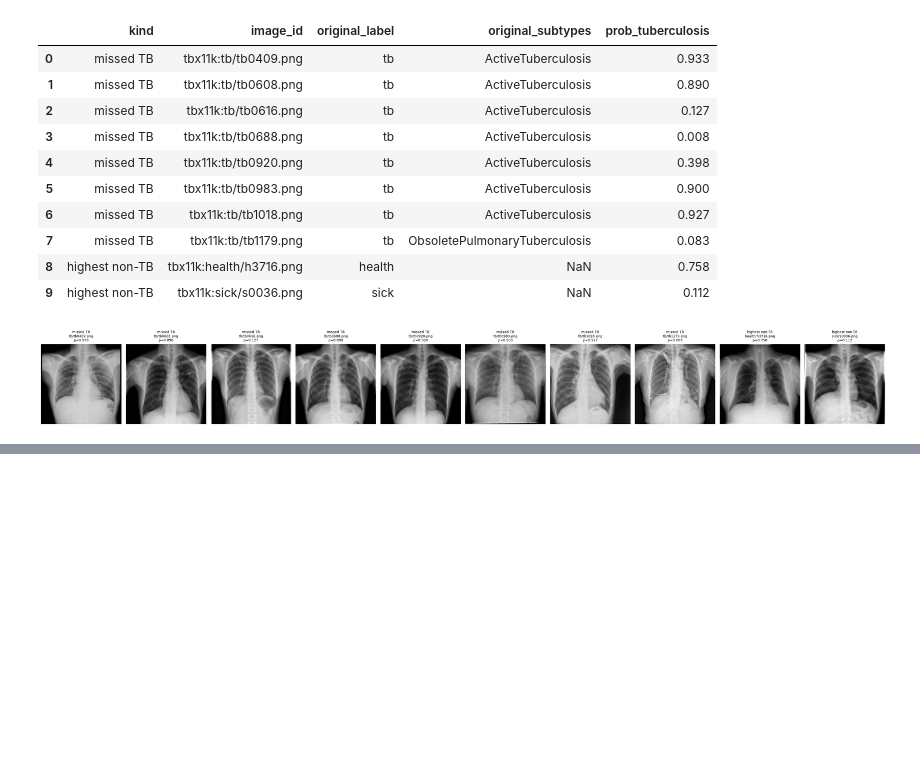
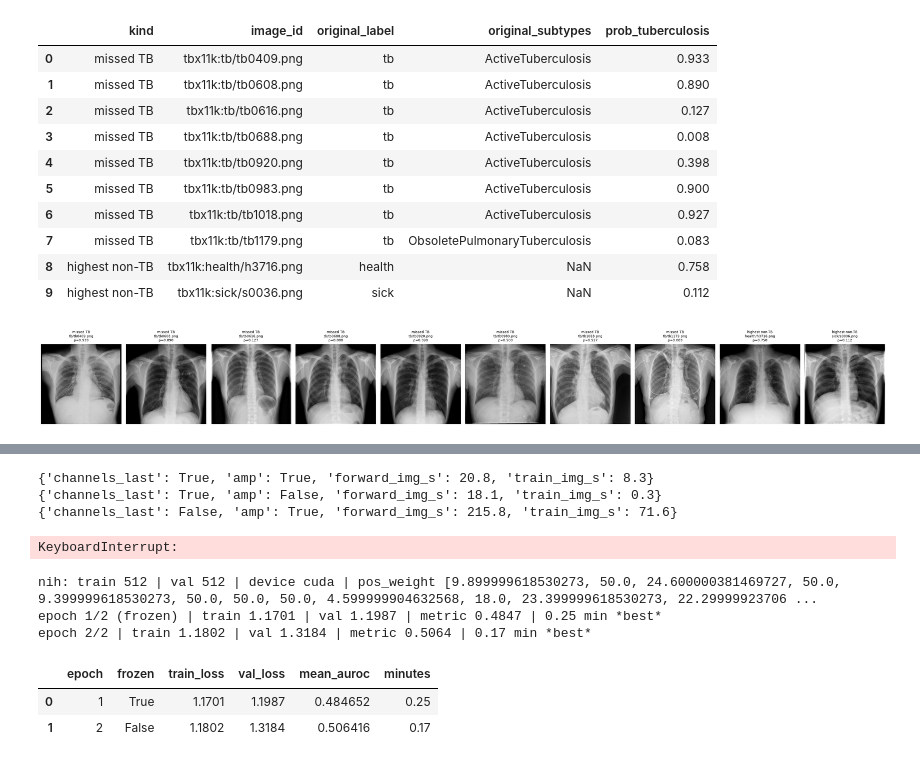
Before and after one commit to Fy1zN/pneumyst-ai, a Jupyter notebook: notebooks/train.ipynb, the cells around one changed output, grey strips where cells are left out. Saved outputs shown, nothing was run; the diff lists cells and outputs as text; code cells hidden in the pictures; blank space fills up the shorter version.

```diff
--- a/notebooks/train.ipynb
+++ b/notebooks/train.ipynb
@@ -270,0 +273,65 @@ best.pt = epoch 11 | thresholds {'val_90_sens': 0.987, 'fixed_0.5': 0.5}
+# %%
+import time
+import torch.nn.functional as F
+from ml.training.model import build_model
+
+def quick_speed(channels_last: bool, amp: bool, bs: int = 16, steps: int = 10) -> dict:
+    dev = torch.device("cuda")
+    fmt = torch.channels_last if channels_last else torch.contiguous_format
+    model = build_model(14, pretrained=False, memory_efficient=False).to(dev, memory_format=fmt)
+    opt = torch.optim.AdamW(model.parameters())
+    scaler = torch.amp.GradScaler("cuda", enabled=amp)
+    x = torch.randn(bs, 3, 320, 320, device=dev).to(memory_format=fmt)
+    y = torch.randint(0, 2, (bs, 14), device=dev).float()
+
+    def step(train: bool) -> None:
+        with torch.autocast(device_type="cuda", dtype=torch.float16, enabled=amp):
+            out = model(x)
+        if train:
+            scaler.scale(F.binary_cross_entropy_with_logits(out.float(), y)).backward()
+            scaler.step(opt); scaler.update(); opt.zero_grad(set_to_none=True)
+
+    res = {}
+    for name, train, ctx in (("forward_img_s", False, torch.no_grad), ("train_img_s", True, torch.enable_grad)):
+        with ctx():
+            for _ in range(3):
+                step(train)
+            torch.cuda.synchronize()
+            t0 = time.time()
+            for _ in range(steps):
+                step(train)
+            torch.cuda.synchronize()
+        res[name] = round(steps * bs / (time.time() - t0), 1)
+    del model, opt, x, y
+    torch.cuda.empty_cache()
+    return res
+
+rows = []
+for cl in (True, False):
+    for amp in (True, False):
+        rows.append({"channels_last": cl, "amp": amp, **quick_speed(cl, amp)})
+        print(rows[-1])
+pd.DataFrame(rows)
+# %% [output]
+{'channels_last': True, 'amp': True, 'forward_img_s': 20.8, 'train_img_s': 8.3}
+{'channels_last': True, 'amp': False, 'forward_img_s': 18.1, 'train_img_s': 0.3}
+{'channels_last': False, 'amp': True, 'forward_img_s': 215.8, 'train_img_s': 71.6}
+KeyboardInterrupt:
+# %%
+BATCH, MEM_EFF = 16, False      # ← set these from the benchmark
+ACCUM = max(1, 32 // BATCH)     # effective batch ≈ 32
+
+smoke_dir = REPO / "ml" / "checkpoints" / "smoke_nih"
+shutil.rmtree(smoke_dir, ignore_errors=True)
+smoke = tr.fit(tr.TrainConfig(task="nih", run_name="smoke_nih", epochs=2, frozen_epochs=1, batch_size=BATCH,
+                              accum_steps=ACCUM, memory_efficient=MEM_EFF, limit=512, workers=4),
+               ROOT, run_dir=smoke_dir)
+display(smoke["history"][["epoch", "frozen", "train_loss", "val_loss", "mean_auroc", "minutes"]])
+shutil.rmtree(smoke_dir, ignore_errors=True)
+# %% [output]
+nih: train 512 | val 512 | device cuda | pos_weight [9.899999618530273, 50.0, 24.600000381469727, 50.0, 9.399999618530273, 50.0, 50.0, 50.0, 4.599999904632568, 18.0, 23.399999618530273, 22.29999923706 ...
+epoch 1/2 (frozen) | train 1.1701 | val 1.1987 | metric 0.4847 | 0.25 min *best*
+epoch 2/2 | train 1.1802 | val 1.3184 | metric 0.5064 | 0.17 min *best*
+|  | epoch | frozen | train_loss | val_loss | mean_auroc | minutes |
+| 0 | 1 | True | 1.1701 | 1.1987 | 0.484652 | 0.25 |
+| 1 | 2 | False | 1.1802 | 1.3184 | 0.506416 | 0.17 |
```
Also changed, not shown: parts of 7 cells of this notebook, 6 other files.
